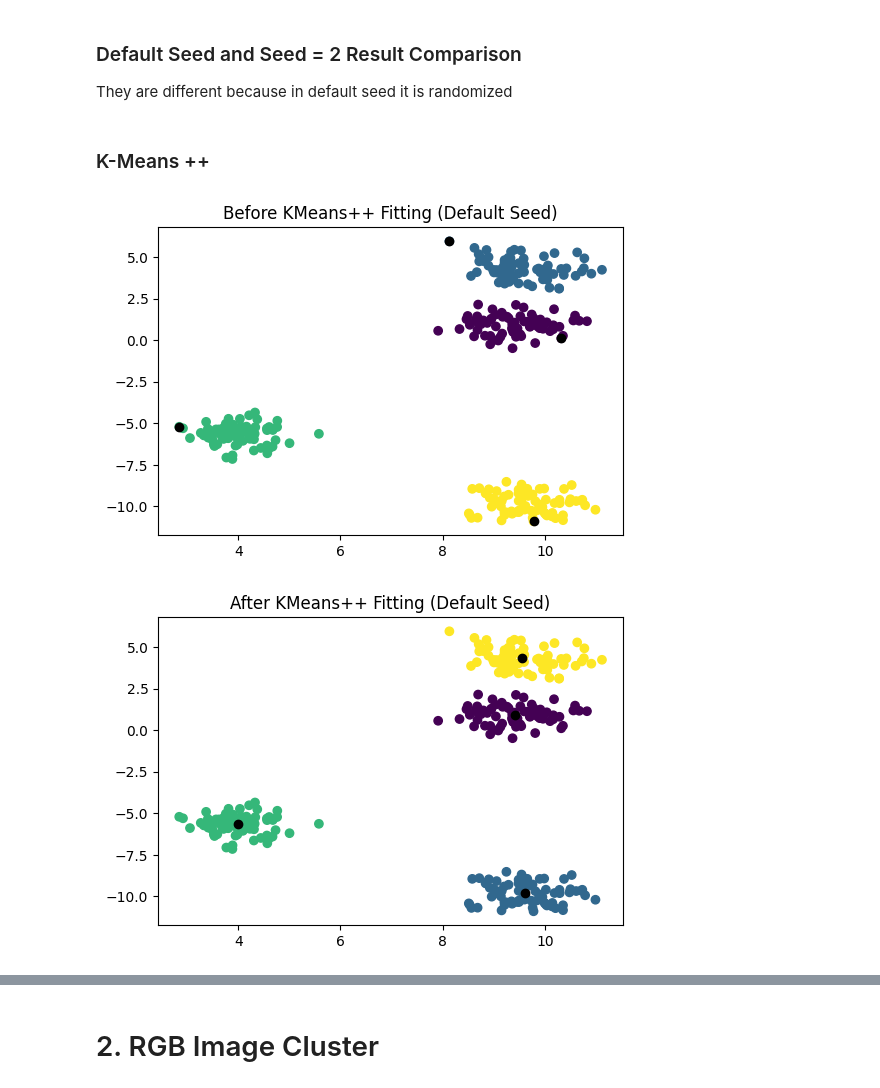
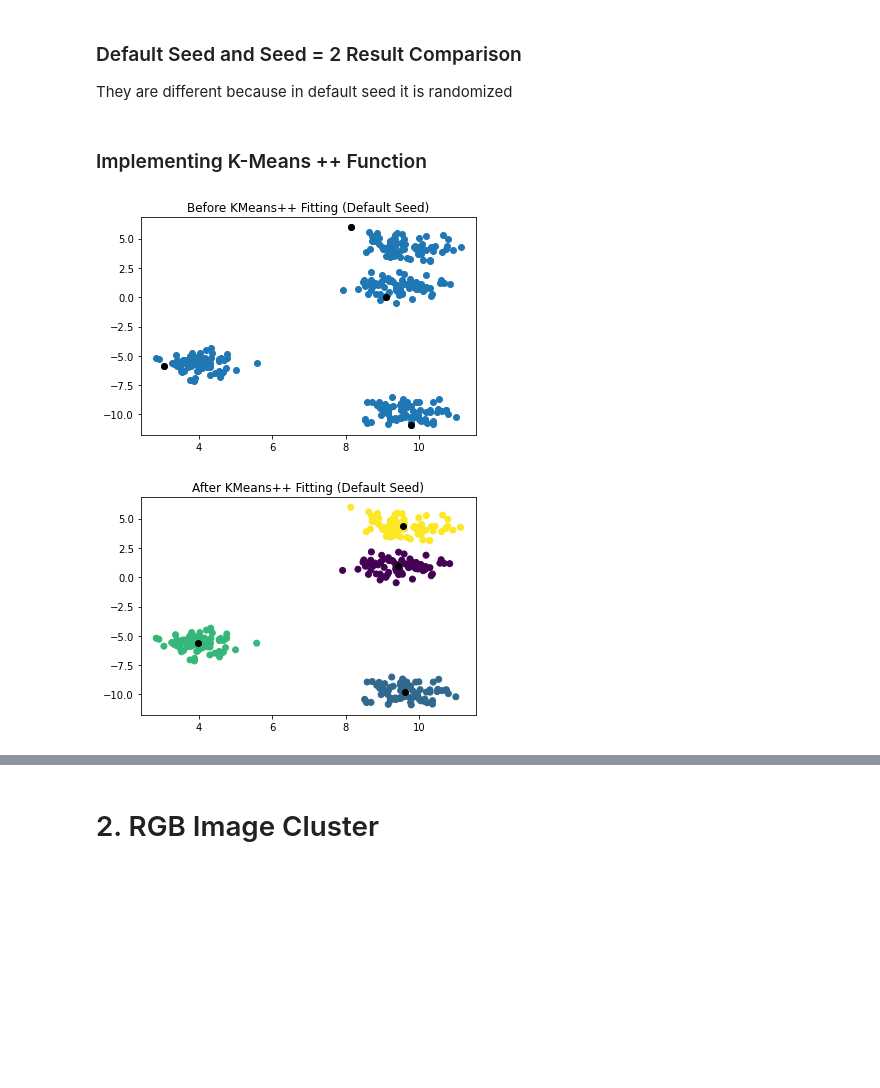
Before and after one commit to tasnimahmed11/applied-ml-spring-2023, a Jupyter notebook: MiniProject_4_KMeansPCA.ipynb, the cells around one changed output, grey strips where cells are left out. Saved outputs shown, nothing was run; the diff lists cells and outputs as text; code cells hidden in the pictures; blank space fills up the shorter version.

```diff
--- a/MiniProject_4_KMeansPCA.ipynb
+++ b/MiniProject_4_KMeansPCA.ipynb
@@ -109,5 +117,6 @@ plot_graph("After KMeans Fitting (Default Seed)", updated_centroids, X_blob, lab
 np.random.seed(2)
 initial_centroids_2 = X_blob[np.random.choice(X_blob.shape[0], 4)]   # randomly generated centroids
 
-# plot the graph with the randomized centroids
-plot_graph("Before KMeans Fitting (Seed = 2)", centroids_2, X_blob, y_blob)
+updated_centroids_2, labels_2, clusters_2 = kmean_centroids(X_blob, initial_centroids_2)
+for i in range(100):
+    updated_centroids_2, labels_2, clusters_2 = kmean_centroids(X_blob, updated_centroids_2)
@@ -116,7 +123,6 @@ plot_graph("Before KMeans Fitting (Seed = 2)", centroids_2, X_blob, y_blob)
 # %%
-updated_centroids_2, labels_2 = kmean_centroids(X_blob, centroids_2)
-for i in range(100):
-    updated_centroids_2, labels_2 = kmean_centroids(X_blob, updated_centroids_2)
+# plot the graph with the randomized centroids
+plot_graph("Before KMeans Fitting (Seed = 2)", initial_centroids_2, X_blob)
 
 # plot the graph with the updated centroids
 plot_graph("After KMeans Fitting (Seed = 2)", updated_centroids_2, X_blob, labels_2)
@@ -127,15 +134,10 @@ plot_graph("After KMeans Fitting (Seed = 2)", updated_centroids_2, X_blob, label
 
 They are different because in default seed it is randomized
 # %% [markdown]
-### K-Means ++
+### Implementing K-Means ++ Function
 # %%
 def kmeanplus_centroids(X, centroid, K):
-
     initial_centroids = centroid
-
-    #calculate the distance between the first centroid and the other points
-    #distances = [np.sqrt(np.sum((centroids[i] - X[j])**2)) for j in range(len(X))]
-
     for i in range(K - 1):
         distances = []
         for j in range(len(X)):
@@ -152,10 +154,9 @@ def kmeanplus_centroids(X, centroid, K):
         max_dist = X[np.argmax(distances)] # find the point with the maximum distance and make it the new centroid
         initial_centroids.append(max_dist)
 
+    updated_centroid, x_labels, clusters = kmean_centroids(X, initial_centroids)
 
-    updated_centroid, x_labels = kmean_centroids(X, initial_centroids)
-
-    return updated_centroid, x_labels, initial_centroids
+    return updated_centroid, x_labels, initial_centroids, clusters
 # %%
 # Default Seed
 np.random.seed()
@@ -163,18 +164,18 @@ np.random.seed()
 centroid_idx = np.random.choice(X_blob.shape[0], 1)
 random_centroid = [X_blob[centroid_idx][0].tolist()]
 
-updated_centroids, x_labels, initial_centroids  = kmeanplus_centroids(X_blob, random_centroid, 4)
+updated_centroids, x_labels, initial_centroids, clusters  = kmeanplus_centroids(X_blob, random_centroid, 4)
 for i in range(100):
-    updated_centroids, x_labels = kmean_centroids(X_blob, updated_centroids)
+    updated_centroids, x_labels, clusters = kmean_centroids(X_blob, updated_centroids)
 # %%
 # plot the graph with the updated centroids
-plot_graph("Before KMeans++ Fitting (Default Seed)", initial_centroids, X_blob, y_blob)
+plot_graph("Before KMeans++ Fitting (Default Seed)", initial_centroids, X_blob)
 
 # plot the graph with the updated centroids
 plot_graph("After KMeans++ Fitting (Default Seed)", updated_centroids, X_blob, x_labels)
 # %% [output]
-[figure, old version]
+[figure, new version]
-[figure, old version]
+[figure, new version]
 # %%
 # Seed = 2
 np.random.seed(2)
```
Also changed, not shown: parts of 60 cells of this notebook.
